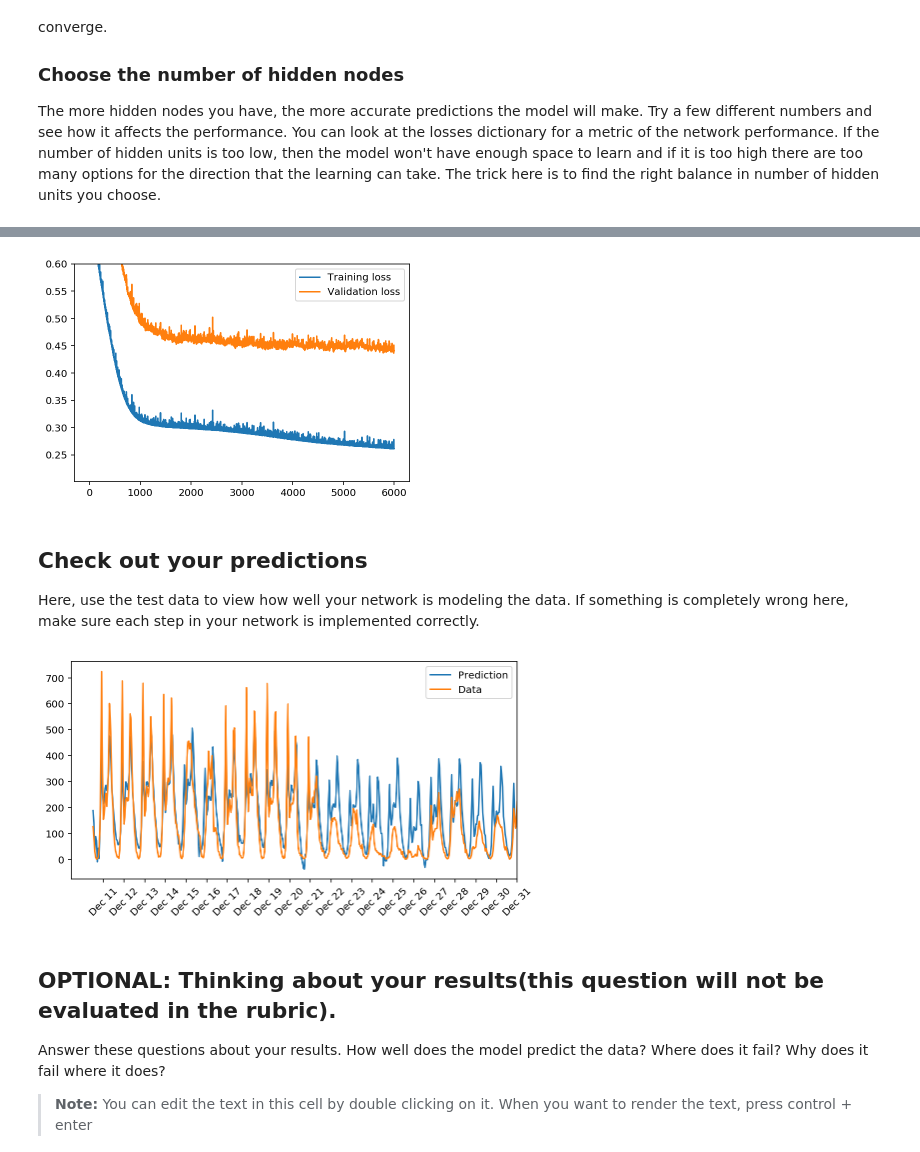
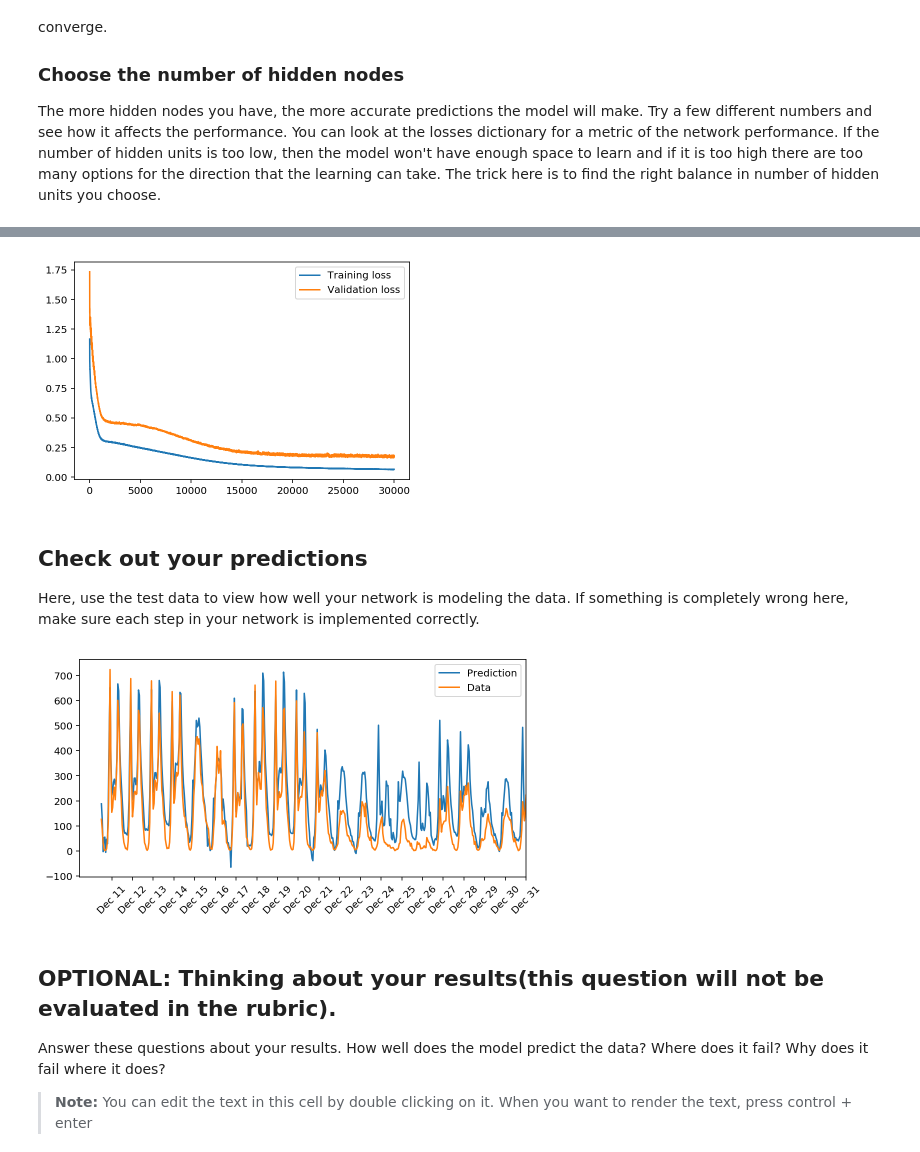
Before and after one commit to vineetu/Udacity, a Jupyter notebook: DLND Your first neural network.ipynb, the cells around one changed output, grey strips where cells are left out. Cells and saved outputs as stored; diff of their text form; code cells hidden in the pictures.

```diff
--- a/DLND Your first neural network.ipynb
+++ b/DLND Your first neural network.ipynb
@@ -317,9 +317,9 @@ The more hidden nodes you have, the more accurate predictions the model will mak
 import sys
 
 ### Set the hyperparameters here ###
-iterations = 6000
+iterations = 30000
 learning_rate = .08
-hidden_nodes = 60
+hidden_nodes = 15
 output_nodes = 1
 
 N_i = train_features.shape[1]
@@ -347,10 +347,10 @@ Progress: 100.0% ... Training loss: 0.266 ... Validation loss: 0.436
 # %%
 plt.plot(losses['train'], label='Training loss')
 plt.plot(losses['validation'], label='Validation loss')
 plt.legend()
-_ = plt.ylim(ymax=.6)
+_ = plt.ylim()
 # %% [output]
-[figure, old version]
+[figure, new version]
 # %% [markdown]
 ## Check out your predictions
 
@@ -370,7 +370,7 @@ dates = dates.apply(lambda d: d.strftime('%b %d'))
 ax.set_xticks(np.arange(len(dates))[12::24])
 _ = ax.set_xticklabels(dates[12::24], rotation=45)
 # %% [output]
-[figure, old version]
+[figure, new version]
 # %% [markdown]
 ## OPTIONAL: Thinking about your results(this question will not be evaluated in the rubric).
 
```
Also changed, not shown: parts of 1 cell of this notebook.
